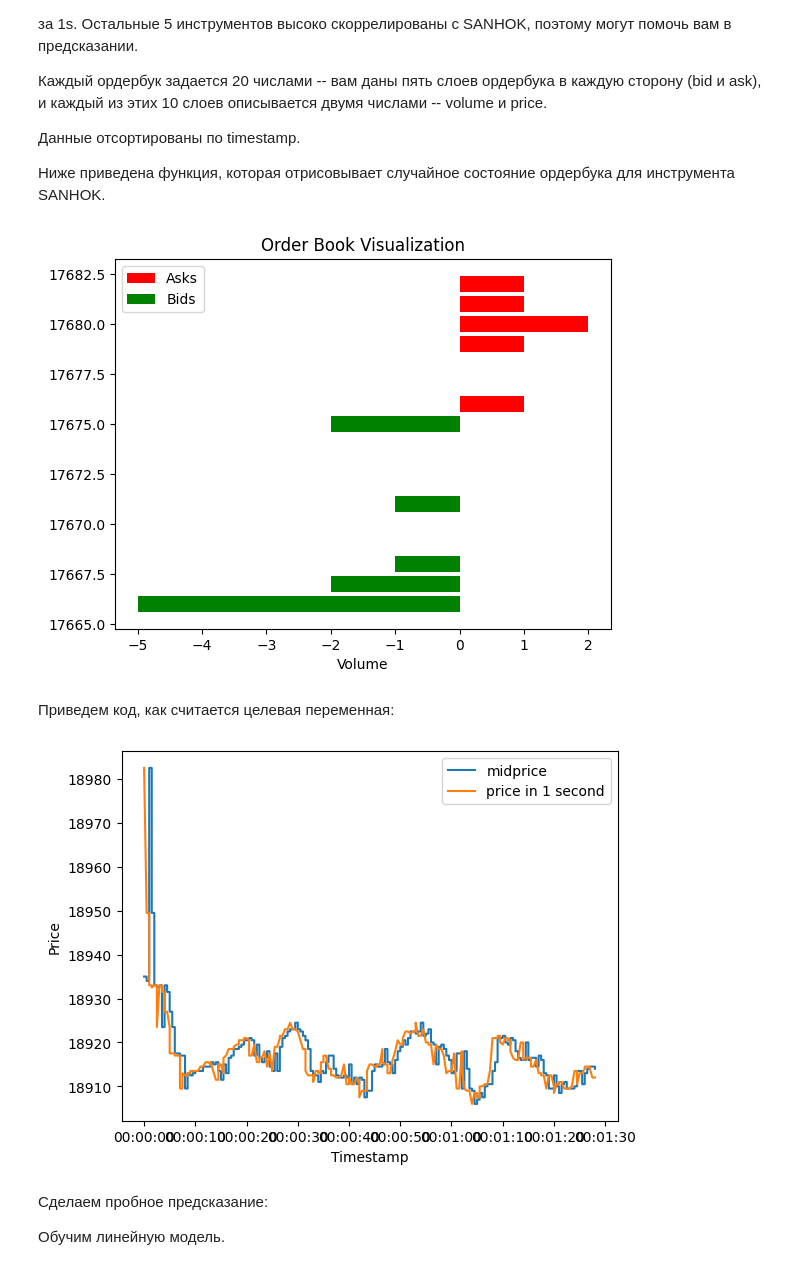
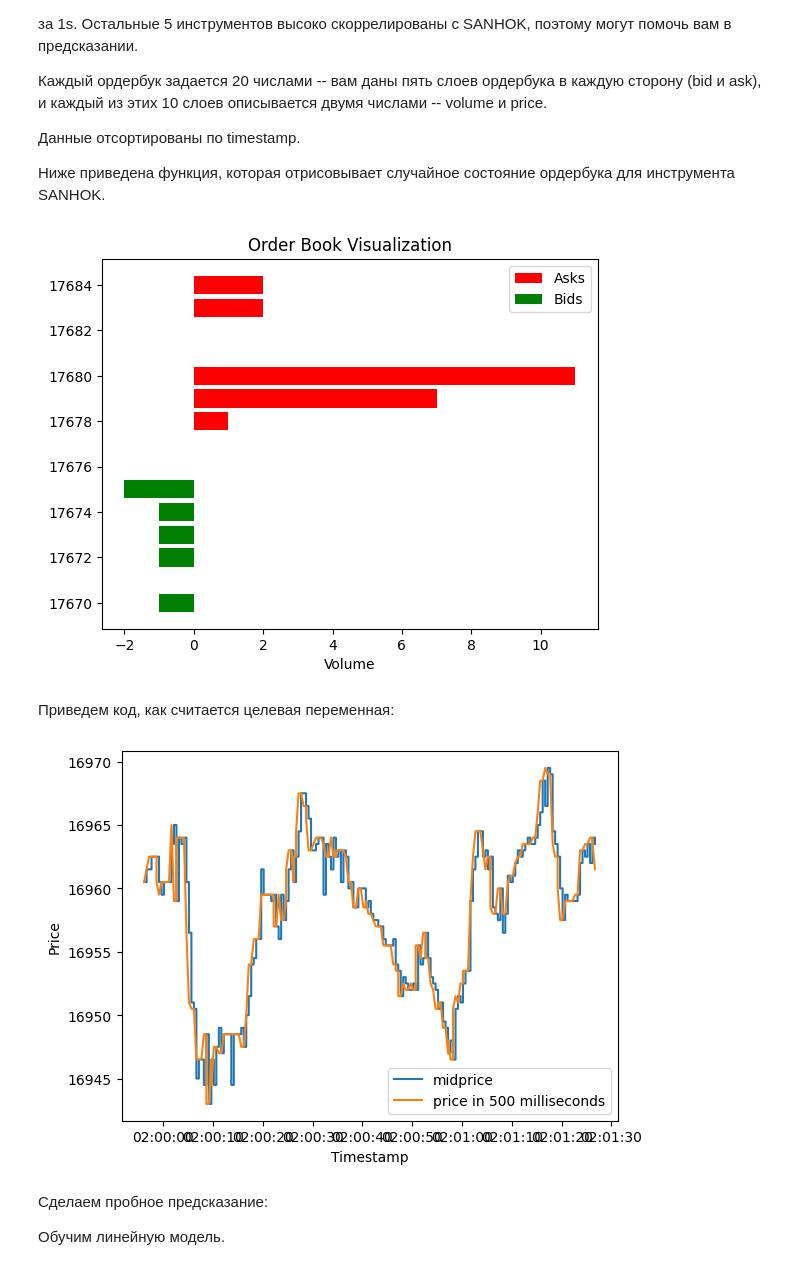
Before and after one commit to SpectralTechnologies/contest_ysda, a Jupyter notebook: trading.ipynb, the cells around one changed output. Cells and saved outputs as stored; diff of their text form; code cells hidden in the pictures.

```diff
--- a/trading.ipynb
+++ b/trading.ipynb
@@ -109,11 +115,8 @@ $$Vol_{t} = \sqrt{\frac{\sum_{i=1}^{t} r^2_{now-i\cdot win, win}}{t}}$$
 # %%
-import pandas as pd
-import matplotlib.pyplot as plt
-import numpy as np
-from numba import njit
+data_dir = 'data_by_days'
+NUM_TRAIN_FILES = 71
 
-
-df = pd.read_feather('train_competition.feather')
-print('df.shape =', df.shape)
+df = pd.concat([pd.read_feather(f'{data_dir}/train_{i}.feather') for i in tqdm(range(NUM_TRAIN_FILES))])
+df.reset_index(drop=True, inplace=True)
 df.sample(5)
 # %% [output]
@@ -159,7 +161,7 @@ def draw_random_orderbook(df, instrument='SANHOK'):
 
 draw_random_orderbook(df)
 # %% [output]
-[figure, old version]
+[figure, new version]
 # %% [markdown]
 Приведем код, как считается целевая переменная:
 # %%
@@ -173,22 +175,24 @@ def get_future_price(ts, values, window):
         res[X_pointer] = values[price_pointer]
     return res
 # %%
-ts = ((df.timestamp - pd.to_datetime('1970-01-01')) // pd.Timedelta('1ns')).values
-midprice = ((df.SANHOK_bid0_price + df.SANHOK_ask0_price) / 2).values
-window = pd.Timedelta('1s') / pd.Timedelta('1ns')
-future_price = get_future_price(ts, midprice, window)
-assert all(df['target'] == future_price - midprice)
+for i in tqdm(range(NUM_TRAIN_FILES)):
+    day_df = pd.read_feather(f'{data_dir}/train_{i}.feather')
+    ts = ((day_df.timestamp - pd.to_datetime('1970-01-01')) // pd.Timedelta('1ns')).values
+    midprice = ((day_df.SANHOK_bid0_price + day_df.SANHOK_ask0_price) / 2).values
+    window = pd.Timedelta('500ms') // pd.Timedelta('1ns')
+    future_price = get_future_price(ts, midprice, window)
+    assert all(day_df['target'] == get_future_price(ts, midprice, window) - midprice)
 # %%
 n = 1000
 _, ax = plt.subplots()
-ax.plot(df.timestamp[:n], midprice[:n], label='midprice')
-ax.plot(df.timestamp[:n], future_price[:n], label='price in 1 second')
+ax.plot(day_df.timestamp[:n], midprice[:n], label='midprice')
+ax.plot(day_df.timestamp[:n], future_price[:n], label='price in 500 milliseconds')
 ax.set_xlabel('Timestamp')
 ax.set_ylabel('Price')
 ax.legend()
 plt.show()
 # %% [output]
-[figure, old version]
+[figure, new version]
 # %% [markdown]
 Сделаем пробное предсказание:
 
```
Also changed, not shown: parts of 6 cells of this notebook, 2 other files.
